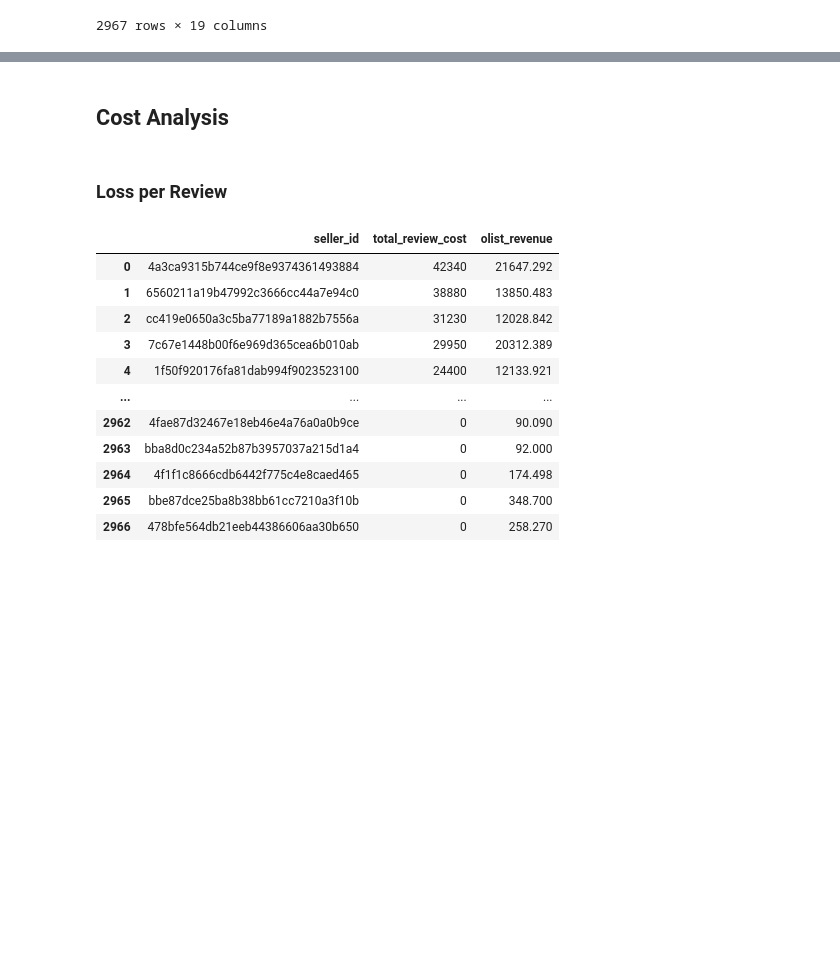
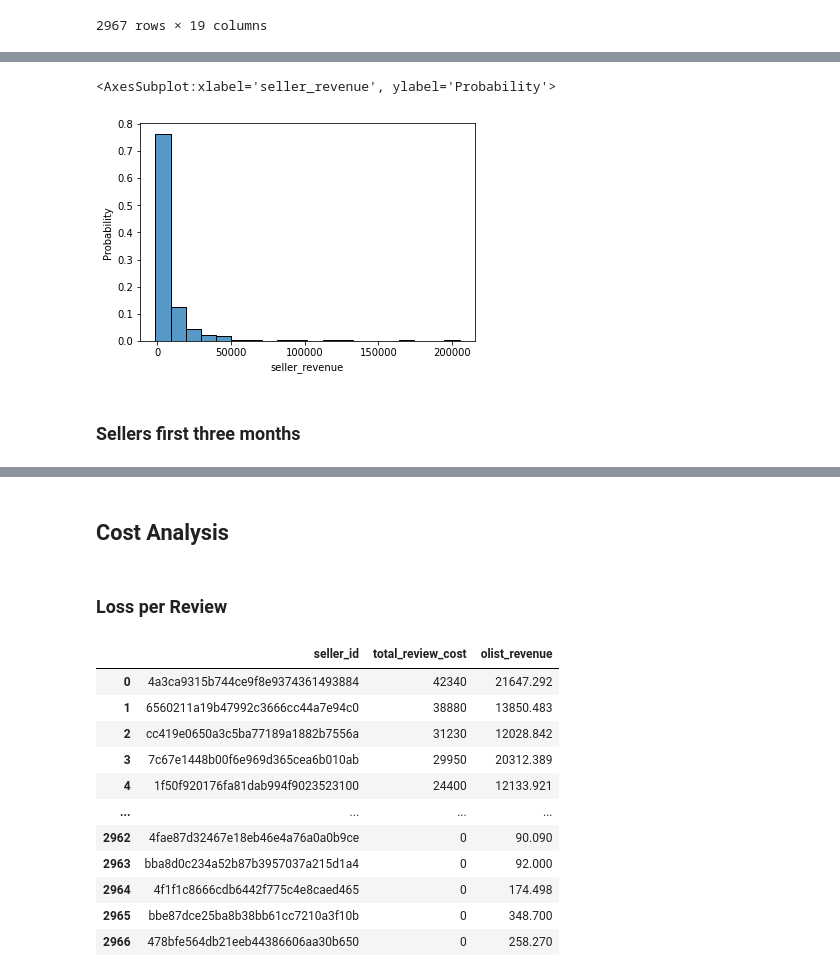
Before and after one commit to moe221/olist_ceo_request, a Jupyter notebook: notebooks/ceo_request.ipynb, the cells around one changed output, grey strips where cells are left out. Saved outputs shown, nothing was run; the diff lists cells and outputs as text; code cells hidden in the pictures; blank space fills up the shorter version.

```diff
--- a/notebooks/ceo_request.ipynb
+++ b/notebooks/ceo_request.ipynb
@@ -88,0 +96,8 @@ olist_revenue
+# %%
+tmp2 = olist_revenue[olist_revenue["num_months"] >= 10]
+sns.histplot(x="seller_revenue", bins= 20,data=tmp2, stat="probability")
+# %% [output]
+<AxesSubplot:xlabel='seller_revenue', ylabel='Probability'>
+[figure, added]
+# %% [markdown]
+### Sellers first three months
```
Also changed, not shown: parts of 26 cells of this notebook.
